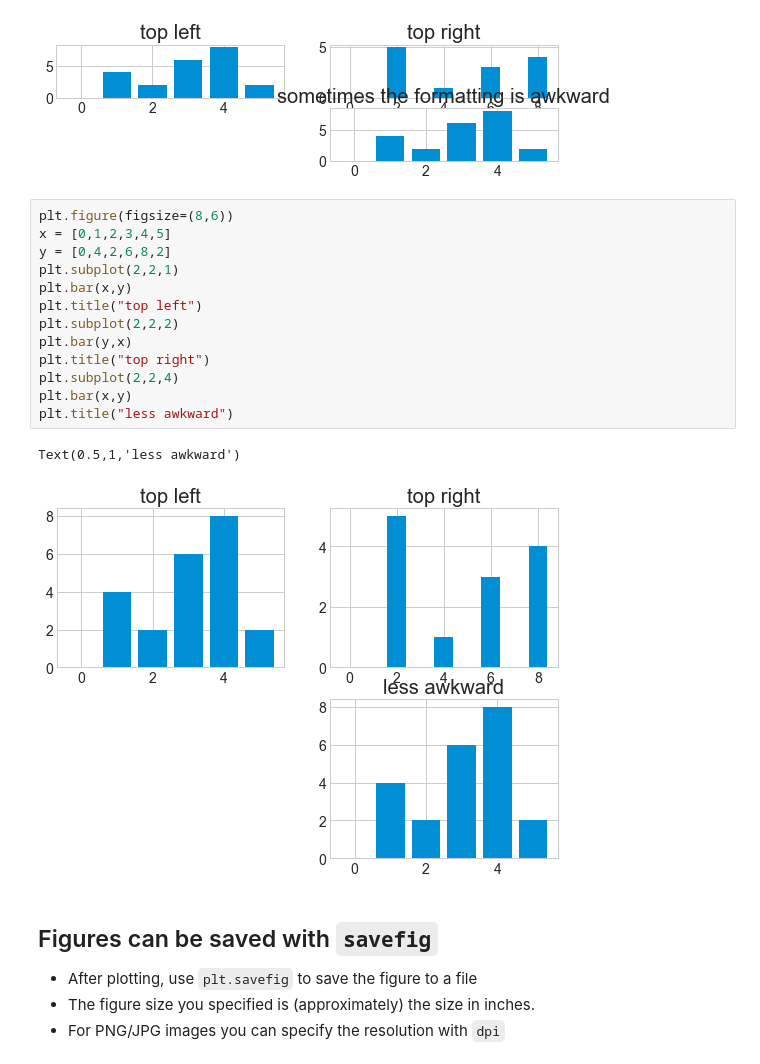
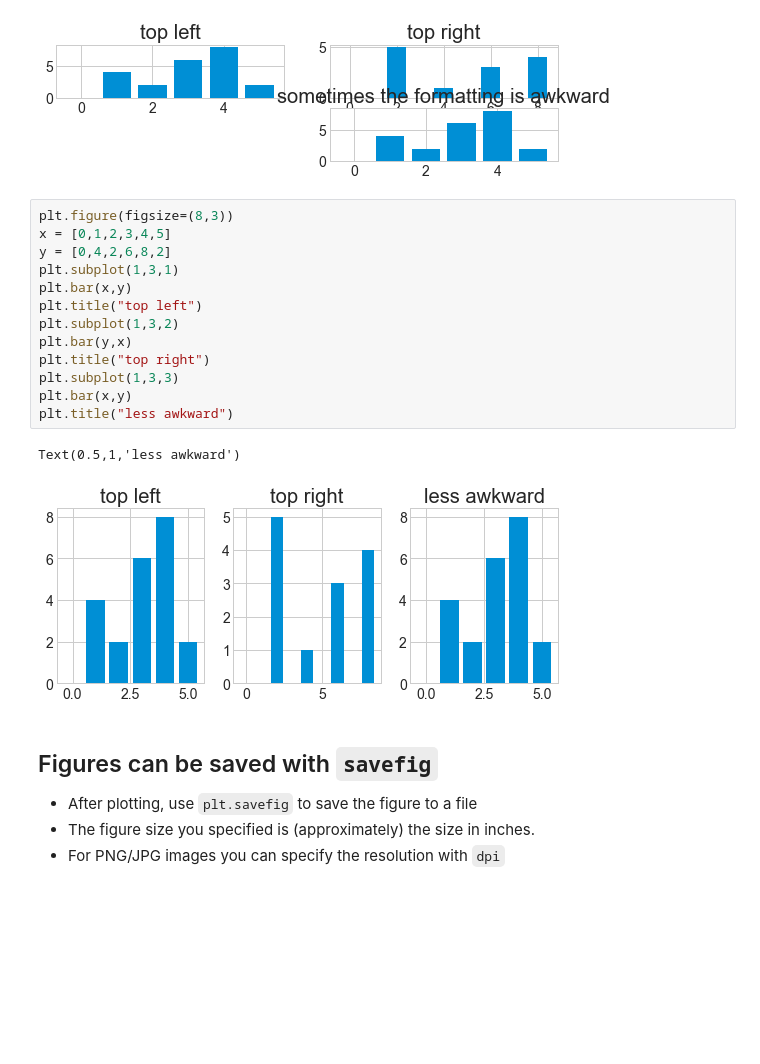
Before and after one commit to utplanets/PHY224PythonReview, a Jupyter notebook: notebooks/09. Plotting.ipynb, the cells around one changed output. Drawn from its saved outputs; the diff is of its cells as text; blank space fills up the shorter version.

```diff
--- a/notebooks/09. Plotting.ipynb
+++ b/notebooks/09. Plotting.ipynb
@@ -178,21 +186,21 @@ plt.title("sometimes the formatting is awkward")
 Text(0.5,1,'sometimes the formatting is awkward')
 [figure]
 # %%
-plt.figure(figsize=(8,6))
+plt.figure(figsize=(8,3))
 x = [0,1,2,3,4,5]
 y = [0,4,2,6,8,2]
-plt.subplot(2,2,1)
+plt.subplot(1,3,1)
 plt.bar(x,y)
 plt.title("top left")
-plt.subplot(2,2,2)
+plt.subplot(1,3,2)
 plt.bar(y,x)
 plt.title("top right")
-plt.subplot(2,2,4)
+plt.subplot(1,3,3)
 plt.bar(x,y)
 plt.title("less awkward")
 # %% [output]
 Text(0.5,1,'less awkward')
-[figure, old version]
+[figure, new version]
 # %% [markdown]
 ## Figures can be saved with `savefig`
 * After plotting, use `plt.savefig` to save the figure to a file
```
Also changed, not shown: parts of 12 cells of this notebook, 16 other files.
